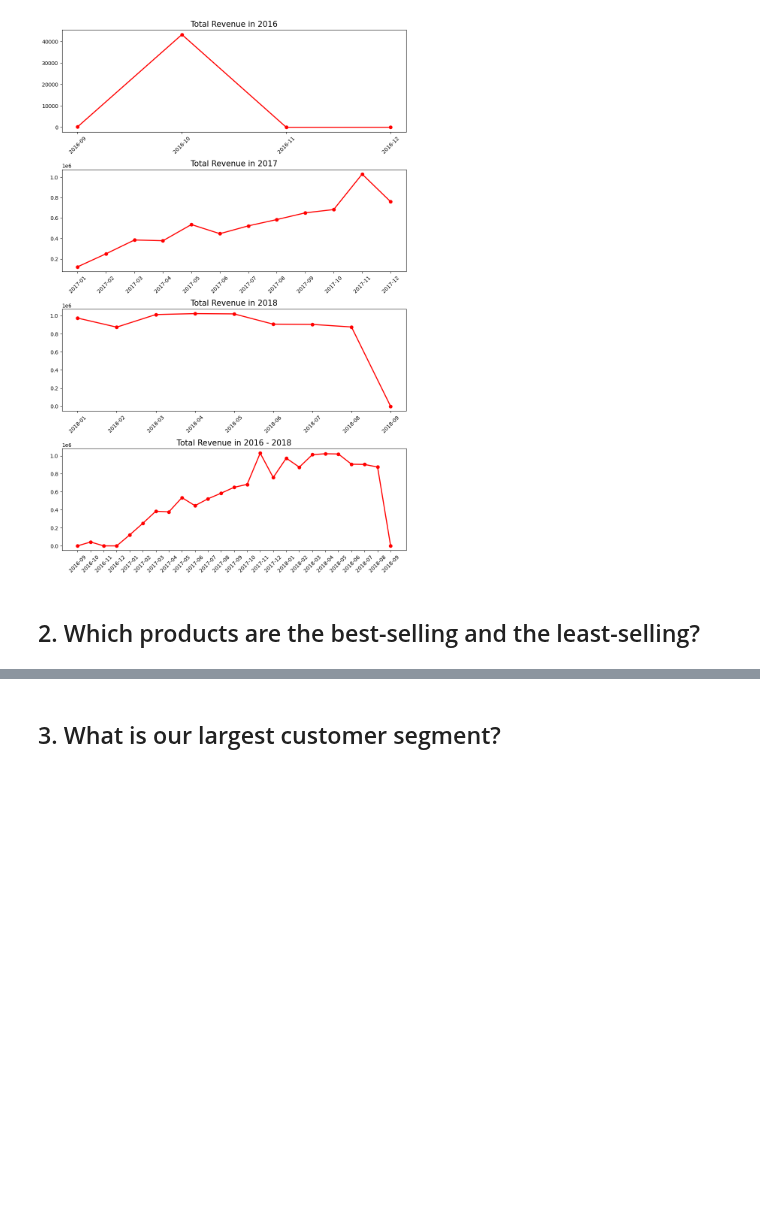
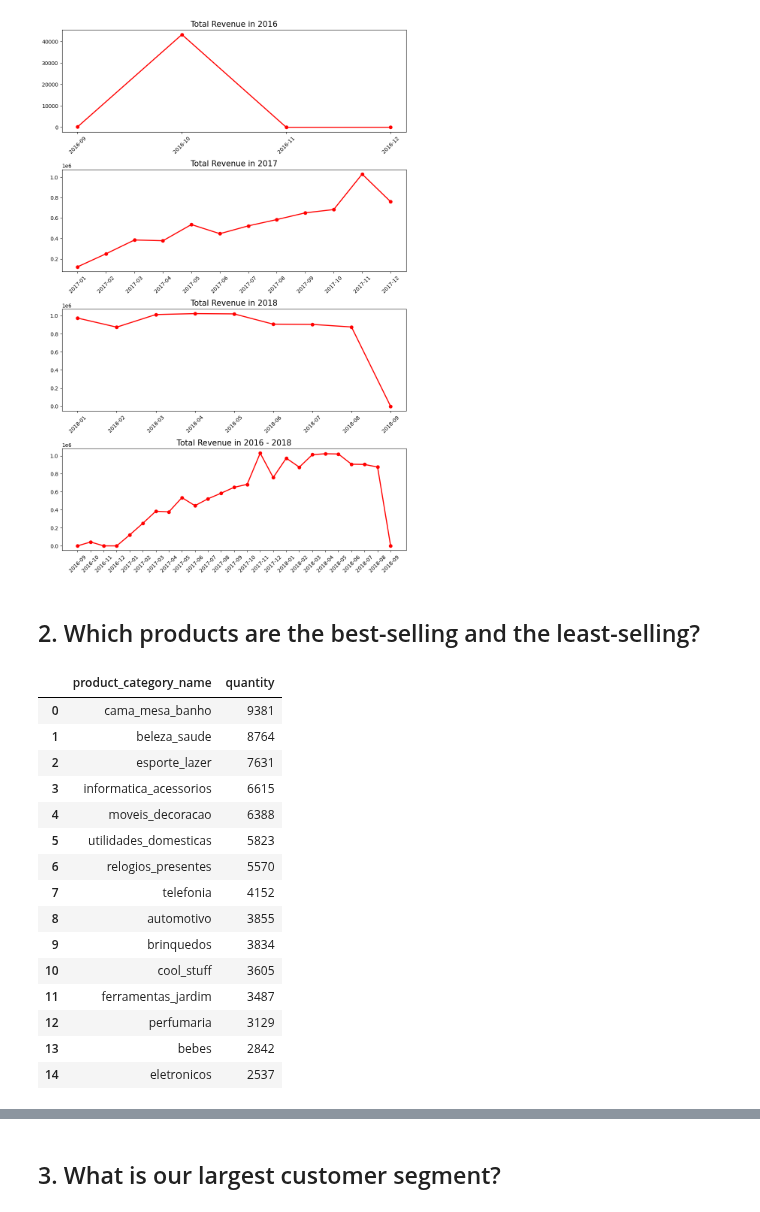
Before and after one commit to naufalmuafi/e-commerce_analysis_project, a Jupyter notebook: main.ipynb, the cells around one changed output, grey strips where cells are left out. Cells and saved outputs as stored; diff of their text form; code cells hidden in the pictures; blank space fills up the shorter version.

```diff
--- a/main.ipynb
+++ b/main.ipynb
@@ -1558,3 +1558,26 @@ plt.show()
 [figure]
 # %% [markdown]
 ## 2. Which products are the best-selling and the least-selling?
+# %%
+sum_orderItem_df = all_df.groupby(by="product_category_name").order_id.nunique().sort_values(ascending=False).reset_index()
+sum_orderItem_df.rename(columns={
+  "order_id": "quantity"
+}, inplace=True)
+sum_orderItem_df.head(15)
+# %% [output]
+|  | product_category_name | quantity |
+| 0 | cama_mesa_banho | 9381 |
+| 1 | beleza_saude | 8764 |
+| 2 | esporte_lazer | 7631 |
+| 3 | informatica_acessorios | 6615 |
+| 4 | moveis_decoracao | 6388 |
+| 5 | utilidades_domesticas | 5823 |
+| 6 | relogios_presentes | 5570 |
+| 7 | telefonia | 4152 |
+| 8 | automotivo | 3855 |
+| 9 | brinquedos | 3834 |
+| 10 | cool_stuff | 3605 |
+| 11 | ferramentas_jardim | 3487 |
+| 12 | perfumaria | 3129 |
+| 13 | bebes | 2842 |
+| 14 | eletronicos | 2537 |
```
Also changed, not shown: parts of 1 cell of this notebook.
